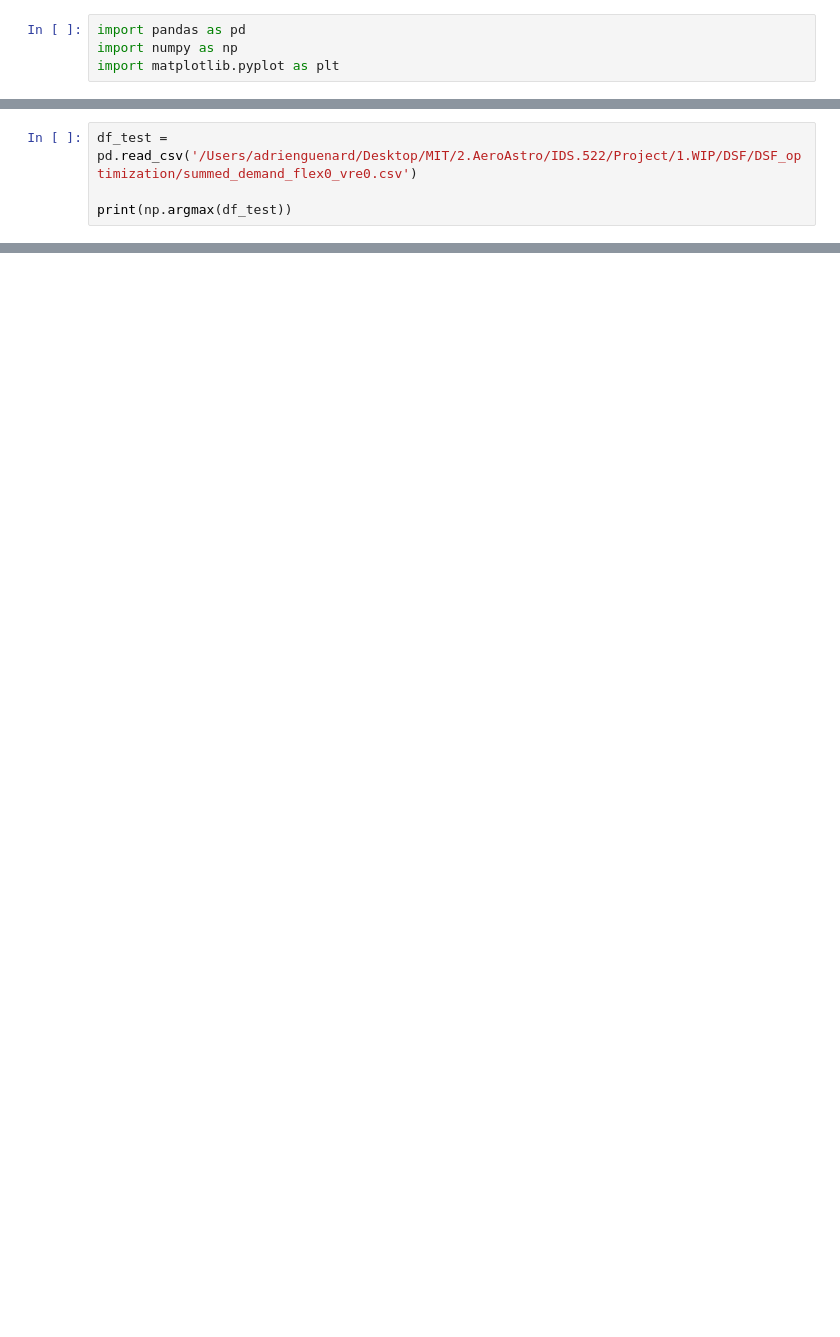
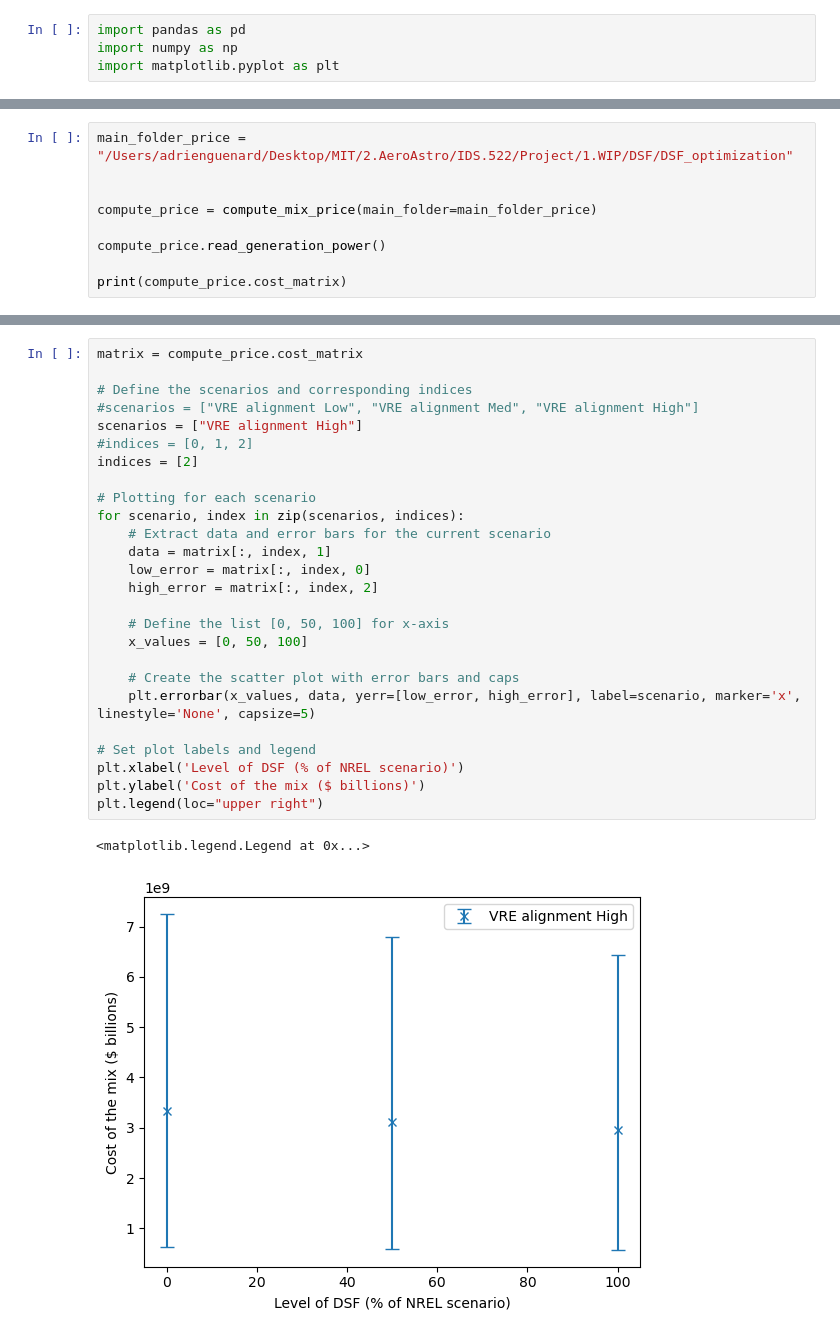
Before and after one commit to aguenard92/DSF_optimization, a Jupyter notebook: Results/post_process_final.ipynb, the cells around one changed output, grey strips where cells are left out. Drawn from its saved outputs; the diff is of its cells as text; blank space fills up the shorter version.

```diff
--- a/Results/post_process_final.ipynb
+++ b/Results/post_process_final.ipynb
@@ -133,5 +163,10 @@ class compute_mix_price:
 # %%
-df_test = pd.read_csv('/Users/adrienguenard/Desktop/MIT/2.AeroAstro/IDS.522/Project/1.WIP/DSF/DSF_optimization/summed_demand_flex0_vre0.csv')
+main_folder_price = "/Users/adrienguenard/Desktop/MIT/2.AeroAstro/IDS.522/Project/1.WIP/DSF/DSF_optimization"
 
-print(np.argmax(df_test))
+
+compute_price = compute_mix_price(main_folder=main_folder_price)
+
+compute_price.read_generation_power()
+
+print(compute_price.cost_matrix)
 # %% [output]
@@ -138,0 +190,29 @@ print(np.argmax(df_test))
+# %%
+matrix = compute_price.cost_matrix
+
+# Define the scenarios and corresponding indices
+#scenarios = ["VRE alignment Low", "VRE alignment Med", "VRE alignment High"]
+scenarios = ["VRE alignment High"]
+#indices = [0, 1, 2]
+indices = [2]
+
+# Plotting for each scenario
+for scenario, index in zip(scenarios, indices):
+    # Extract data and error bars for the current scenario
+    data = matrix[:, index, 1]
+    low_error = matrix[:, index, 0]
+    high_error = matrix[:, index, 2]
+
+    # Define the list [0, 50, 100] for x-axis
+    x_values = [0, 50, 100]
+
+    # Create the scatter plot with error bars and caps
+    plt.errorbar(x_values, data, yerr=[low_error, high_error], label=scenario, marker='x', linestyle='None', capsize=5)
+
+# Set plot labels and legend
+plt.xlabel('Level of DSF (% of NREL scenario)')
+plt.ylabel('Cost of the mix ($ billions)')
+plt.legend(loc="upper right")
+# %% [output]
+<matplotlib.legend.Legend at 0x...>
+[figure, added]
```
Also changed, not shown: parts of 7 cells of this notebook.
